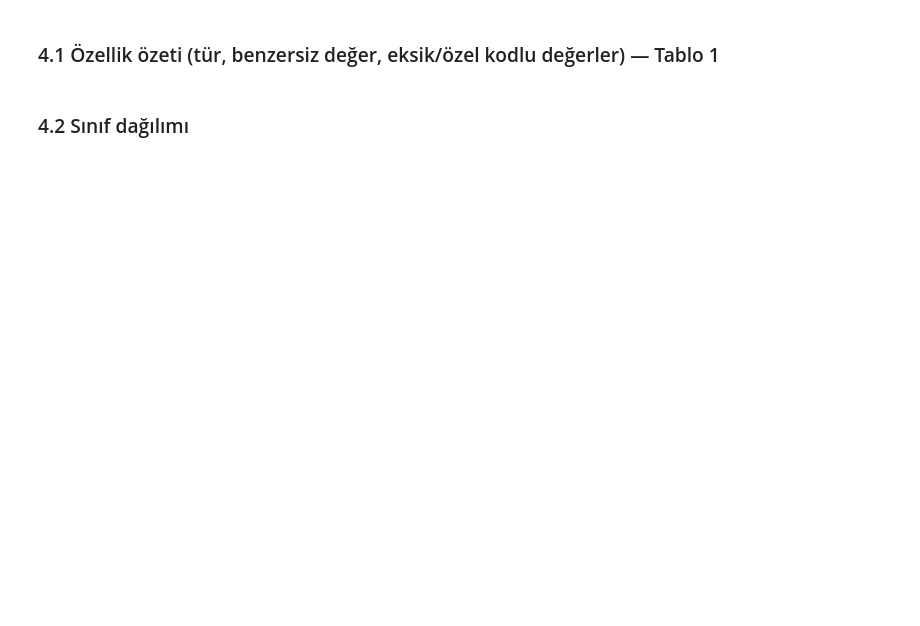
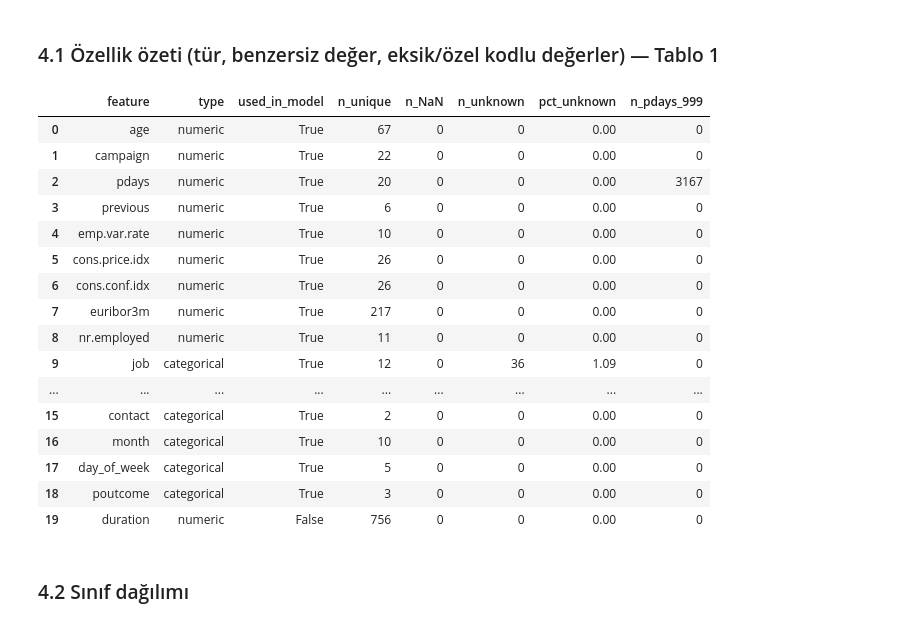
Before and after one commit to ibrahimalpsoy/ysa-midterm-bank-mlp, a Jupyter notebook: 01_eda.ipynb, the cells around one changed output. Drawn from its saved outputs; the diff is of its cells as text; code cells hidden in the pictures; blank space fills up the shorter version.

```diff
--- a/01_eda.ipynb
+++ b/01_eda.ipynb
@@ -74,17 +111,35 @@ print("Development:", dev.shape, "| sayısal:", len(num), "| kategorik:", len(ca
 # %%
 rows = []
 for c in num + cat + ["duration"]:
     s = dev[c]
     rows.append({
         "feature": c, "type": "numeric" if c in num + ["duration"] else "categorical",
         "used_in_model": c != "duration", "n_unique": s.nunique(), "n_NaN": int(s.isna().sum()),
-        "n_unknown": int((s == "unknown").sum()) if s.dtype == object else 0,
-        "pct_unknown": round(100 * (s == "unknown").mean(), 2) if s.dtype == object else 0.0,
+        "n_unknown": int((s == "unknown").sum()) if c in cat else 0,
+        "pct_unknown": round(100 * (s == "unknown").mean(), 2) if c in cat else 0.0,
         "n_pdays_999": int((s == 999).sum()) if c == "pdays" else 0,
     })
 overview = pd.DataFrame(rows)
 overview.to_csv(C.RESULTS_DIR / "eda_feature_overview.csv", index=False)
 display(overview)
+# %% [output]
+|  | feature | type | used_in_model | n_unique | n_NaN | n_unknown | pct_unknown | n_pdays_999 |
+| 0 | age | numeric | True | 67 | 0 | 0 | 0.00 | 0 |
+| 1 | campaign | numeric | True | 22 | 0 | 0 | 0.00 | 0 |
+| 2 | pdays | numeric | True | 20 | 0 | 0 | 0.00 | 3167 |
+| 3 | previous | numeric | True | 6 | 0 | 0 | 0.00 | 0 |
+| 4 | emp.var.rate | numeric | True | 10 | 0 | 0 | 0.00 | 0 |
+| 5 | cons.price.idx | numeric | True | 26 | 0 | 0 | 0.00 | 0 |
+| 6 | cons.conf.idx | numeric | True | 26 | 0 | 0 | 0.00 | 0 |
+| 7 | euribor3m | numeric | True | 217 | 0 | 0 | 0.00 | 0 |
+| 8 | nr.employed | numeric | True | 11 | 0 | 0 | 0.00 | 0 |
+| 9 | job | categorical | True | 12 | 0 | 36 | 1.09 | 0 |
+| ... | ... | ... | ... | ... | ... | ... | ... | ... |
+| 15 | contact | categorical | True | 2 | 0 | 0 | 0.00 | 0 |
+| 16 | month | categorical | True | 10 | 0 | 0 | 0.00 | 0 |
+| 17 | day_of_week | categorical | True | 5 | 0 | 0 | 0.00 | 0 |
+| 18 | poutcome | categorical | True | 3 | 0 | 0 | 0.00 | 0 |
+| 19 | duration | numeric | False | 756 | 0 | 0 | 0.00 | 0 |
 # %% [markdown]
 ### 4.2 Sınıf dağılımı
 # %%
```
Also changed, not shown: parts of 13 cells of this notebook, 45 other files.
